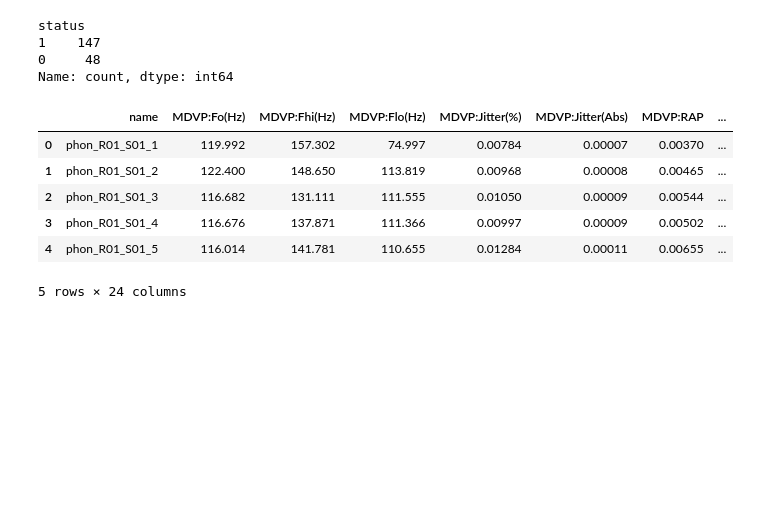
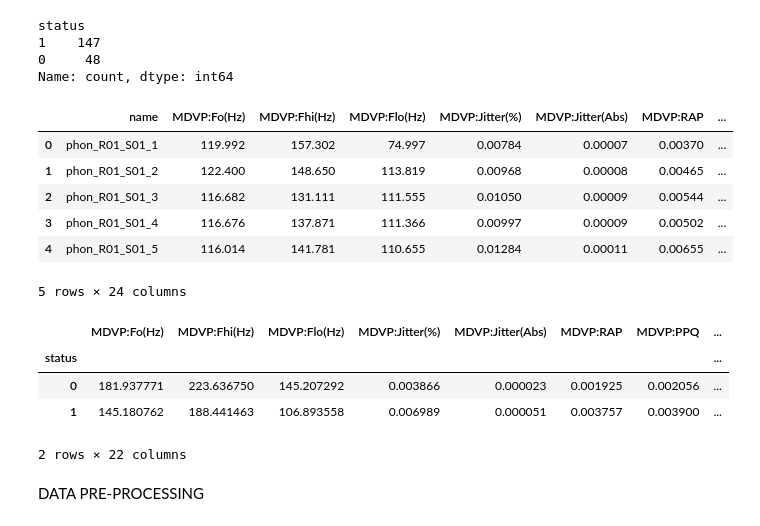
Before and after one commit to PranavbalajiGit/Parkinson-s-Disease-Detection, a Jupyter notebook: Parkinsons_Disease_Detection.ipynb, the cells around one changed output. Cells and saved outputs as stored; diff of their text form; code cells hidden in the pictures; blank space fills up the shorter version.

```diff
--- a/Parkinsons_Disease_Detection.ipynb
+++ b/Parkinsons_Disease_Detection.ipynb
@@ -102,3 +102,13 @@ parkinson_data.head()
 | 3 | phon_R01_S01_4 | 116.676 | 137.871 | 111.366 | 0.00997 | 0.00009 | 0.00502 | ... |
 | 4 | phon_R01_S01_5 | 116.014 | 141.781 | 110.655 | 0.01284 | 0.00011 | 0.00655 | ... |
 5 rows × 24 columns
+# %%
+parkinson_data.groupby("status").mean(numeric_only=True)
+# %% [output]
+|  | MDVP:Fo(Hz) | MDVP:Fhi(Hz) | MDVP:Flo(Hz) | MDVP:Jitter(%) | MDVP:Jitter(Abs) | MDVP:RAP | MDVP:PPQ | ... |
+| status |  |  |  |  |  |  |  | ... |
+| 0 | 181.937771 | 223.636750 | 145.207292 | 0.003866 | 0.000023 | 0.001925 | 0.002056 | ... |
+| 1 | 145.180762 | 188.441463 | 106.893558 | 0.006989 | 0.000051 | 0.003757 | 0.003900 | ... |
+2 rows × 22 columns
+# %% [markdown]
+DATA PRE-PROCESSING
```
Also changed, not shown: parts of 1 cell of this notebook.
